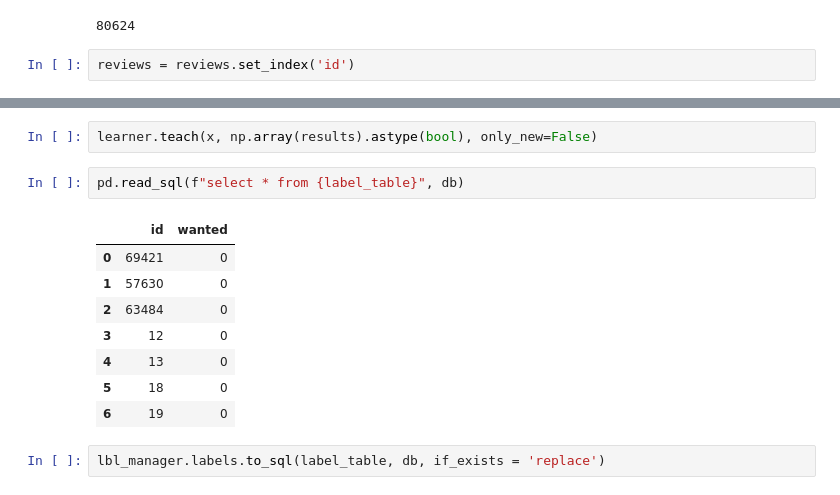
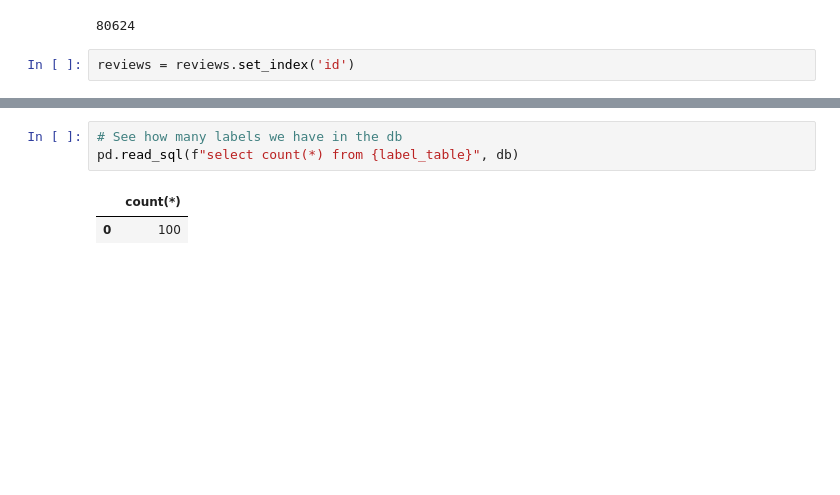
Before and after one commit to castle8080/castle_analysis, a Jupyter notebook: movie_al/04.ALWantToWatchTraining.ipynb, the cells around one changed output, grey strips where cells are left out. Drawn from its saved outputs; the diff is of its cells as text; blank space fills up the shorter version.

```diff
--- a/movie_al/04.ALWantToWatchTraining.ipynb
+++ b/movie_al/04.ALWantToWatchTraining.ipynb
@@ -290,15 +304,6 @@ Do you want to watch this? [y/n]
-# %%
-learner.teach(x, np.array(results).astype(bool), only_new=False)
 # %%
-pd.read_sql(f"select * from {label_table}", db)
+# See how many labels we have in the db
+pd.read_sql(f"select count(*) from {label_table}", db)
 # %% [output]
-|  | id | wanted |
-| 0 | 69421 | 0 |
-| 1 | 57630 | 0 |
-| 2 | 63484 | 0 |
-| 3 | 12 | 0 |
-| 4 | 13 | 0 |
-| 5 | 18 | 0 |
-| 6 | 19 | 0 |
+|  | count(*) |
+| 0 | 100 |
-# %%
-lbl_manager.labels.to_sql(label_table, db, if_exists = 'replace')
```
Also changed, not shown: parts of 36 cells of this notebook, 1 other file.
